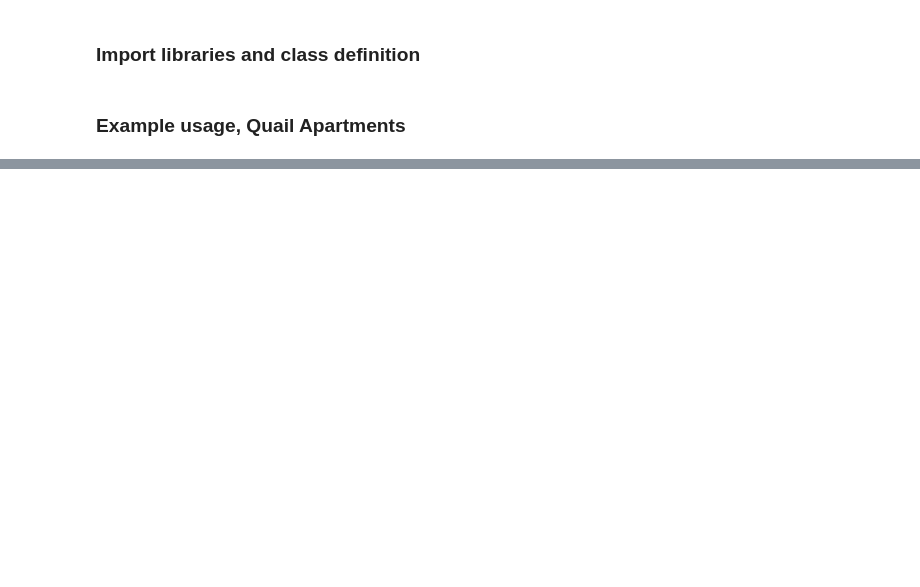
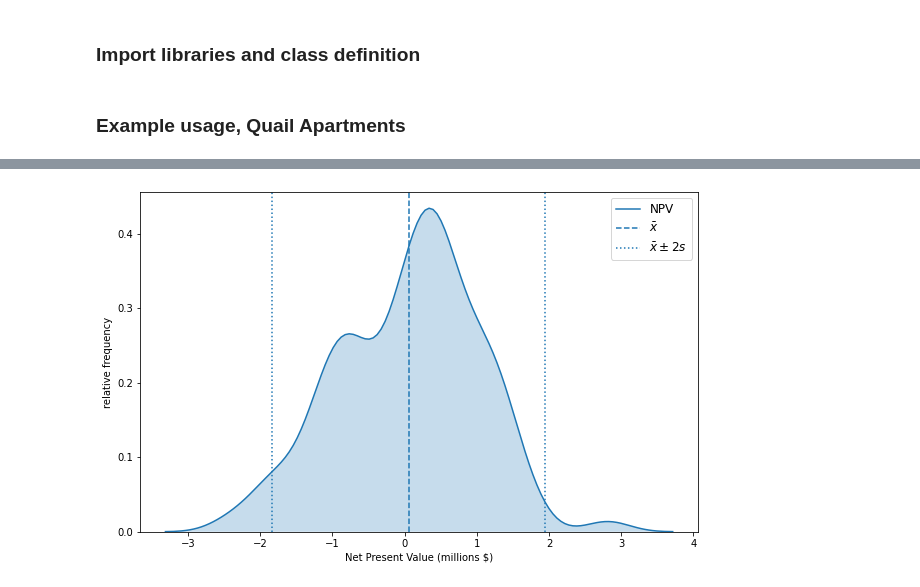
Before and after one commit to tedteske/CRE_Monte_Carlo, a Jupyter notebook: CRE_Monte_Carlo.ipynb, the cells around one changed output, grey strips where cells are left out. Saved outputs shown, nothing was run; the diff lists cells and outputs as text; code cells hidden in the pictures; blank space fills up the shorter version.

```diff
--- a/CRE_Monte_Carlo.ipynb
+++ b/CRE_Monte_Carlo.ipynb
@@ -914,3 +921,9 @@ quail.plot_col("IRR", scale=100, bw=0.05*100,
+# %%
+scale = 1/1000000
+quail.plot_col("NPV", scale=scale, bw=0.3, kde=True,
+                xlabel="Net Present Value (millions $)")
+# %% [output]
+[figure, added]
 # %%
 year = 5
 col = "NPV"
```
Also changed, not shown: parts of 17 cells of this notebook.
